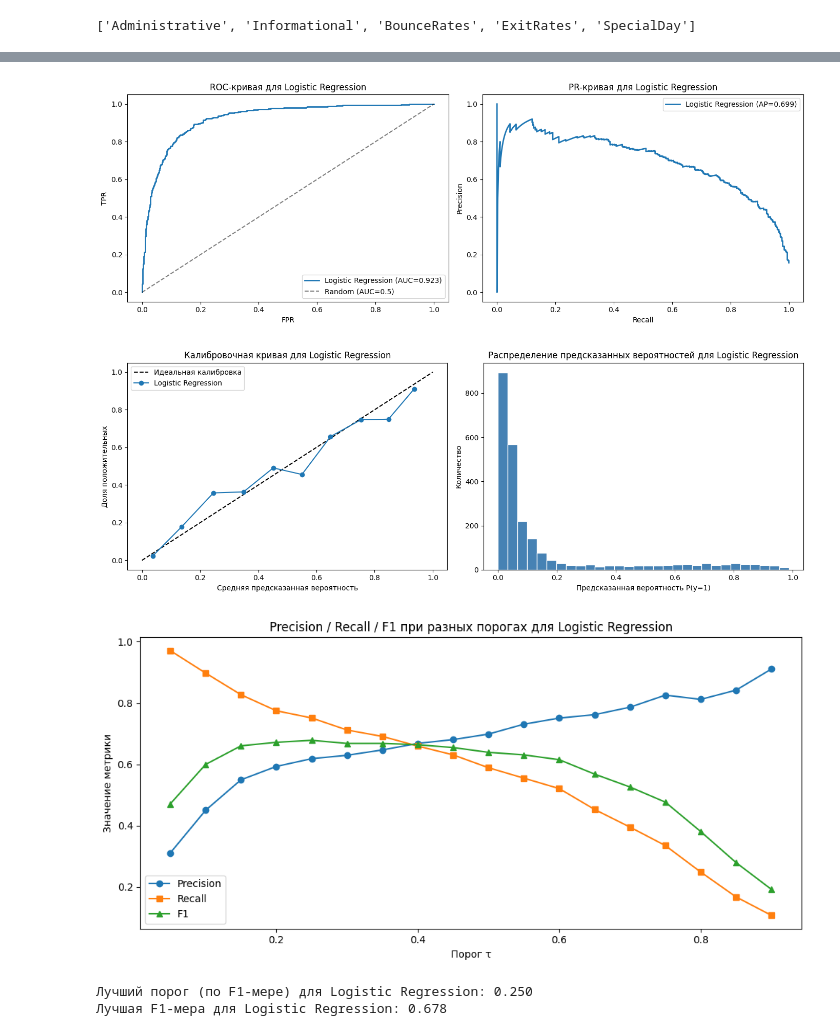
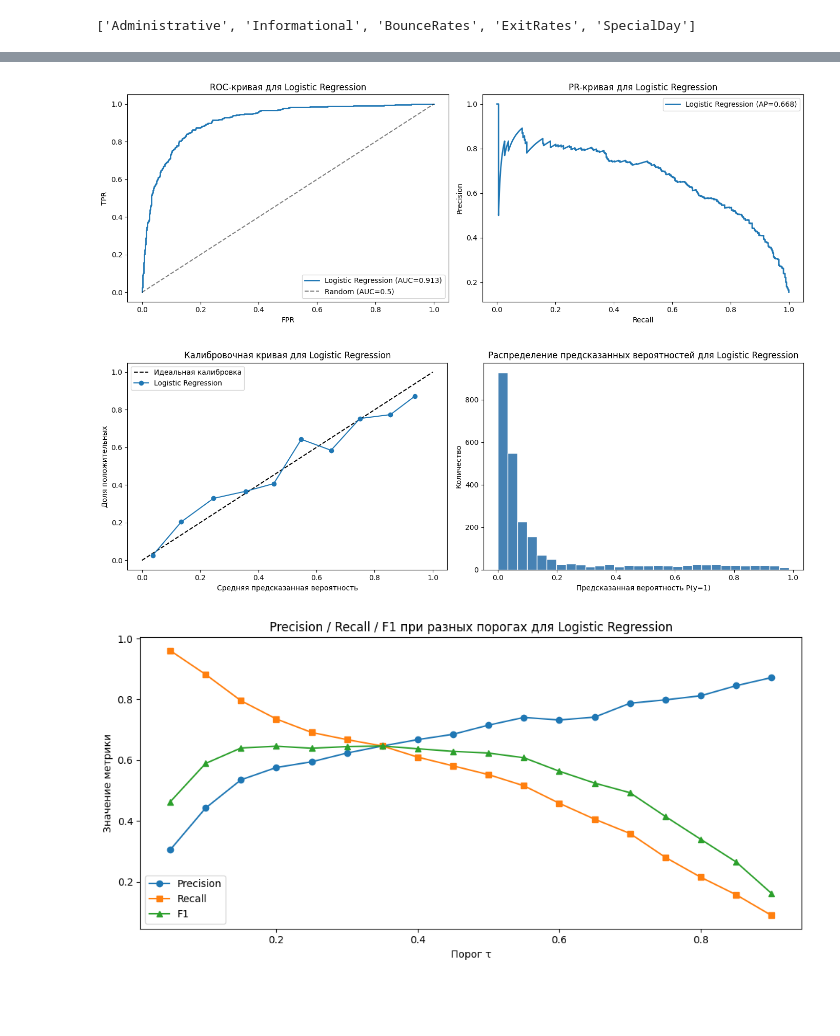
Before and after one commit to rofeleo/ml_hw, a Jupyter notebook: research.ipynb, the cells around one changed output, grey strips where cells are left out. Saved outputs shown, nothing was run; the diff lists cells and outputs as text; code cells hidden in the pictures; blank space fills up the shorter version.

```diff
--- a/research.ipynb
+++ b/research.ipynb
@@ -544,8 +536,8 @@ grid_log = GridSearchCV(
     refit=True
 )
 
-grid_no_log.fit(X_train, y_train)
-grid_log.fit(X_train, y_train)
+grid_no_log.fit(X_train_processed, y_train)
+grid_log.fit(X_train_processed, y_train)
 
 print(grid_no_log.best_score_)
 print(grid_log.best_score_)
@@ -660,8 +714,8 @@ grid_search_ridge = GridSearchCV(
 )
 
 
-grid_search_ridge_lasso.fit(X_train, y_train)
-grid_search_ridge.fit(X_train, y_train)
+grid_search_ridge_lasso.fit(X_train_processed, y_train)
+grid_search_ridge.fit(X_train_processed, y_train)
 
 print(grid_search_ridge_lasso.best_params_)
 print(grid_search_ridge.best_params_)
@@ -824,16 +881,13 @@ grid_search = GridSearchCV(
     refit=True
 )
 
-grid_search.fit(X_train, y_train)
+grid_search.fit(X_train_processed, y_train)
 
 print(grid_search.best_params_)
 print(grid_search.best_score_)
 
 best_model = grid_search.best_estimator_
 
-y_pred = best_model.predict(X_test)
-y_prob = best_model.predict_proba(X_test)[:, 1]
-
-evaluate_classification_model(y_test, y_pred, y_prob, model_name="Decision Tree")
+y_prob = best_model.predict_proba(X_test_processed)[:, 1]
 # %% [output]
 Fitting 5 folds for each of 640 candidates, totalling 3200 fits
@@ -960,18 +1020,14 @@ grid_search = GridSearchCV(
     refit=True
 )
 
-grid_search.fit(X_train, y_train)
+grid_search.fit(X_train_processed, y_train)
 
 print(grid_search.best_params_)
 print(grid_search.best_score_)
 
 best_model = grid_search.best_estimator_
 
-y_pred = best_model.predict(X_test)
-y_prob = best_model.predict_proba(X_test)[:,1]
-
-print(classification_report(y_test, y_pred))
-print("ROC-AUC:", roc_auc_score(y_test, y_prob))
+y_prob = best_model.predict_proba(X_test_processed)[:,1]
 # %% [output]
 Fitting 5 folds for each of 30 candidates, totalling 150 fits
 {'classifier__C': 0.1, 'classifier__class_weight': None, 'classifier__penalty': 'l2', 'classifier__solver': 'liblinear'}
@@ -989,3 +1035,5 @@ ROC-AUC: 0.9231823510116486
 # %%
-evaluate_classification_model(y_test, y_pred, y_prob, model_name="Logistic Regression")
+thresh = find_best_threshold(y_test=y_test, y_prob=y_prob)
+print(thresh)
+evaluate_classification_model(y_test, thresh, y_prob, model_name="Logistic Regression")
 # %% [output]
@@ -1008,5 +1057,3 @@ weighted avg       0.89      0.90      0.89      2441
-[figure, old version]
+[figure, new version]
-[figure, old version]
+[figure, new version]
-[figure, old version]
+[figure, new version]
-Лучший порог (по F1-мере) для Logistic Regression: 0.250
-Лучшая F1-мера для Logistic Regression: 0.678
```
Also changed, not shown: parts of 43 cells of this notebook.
